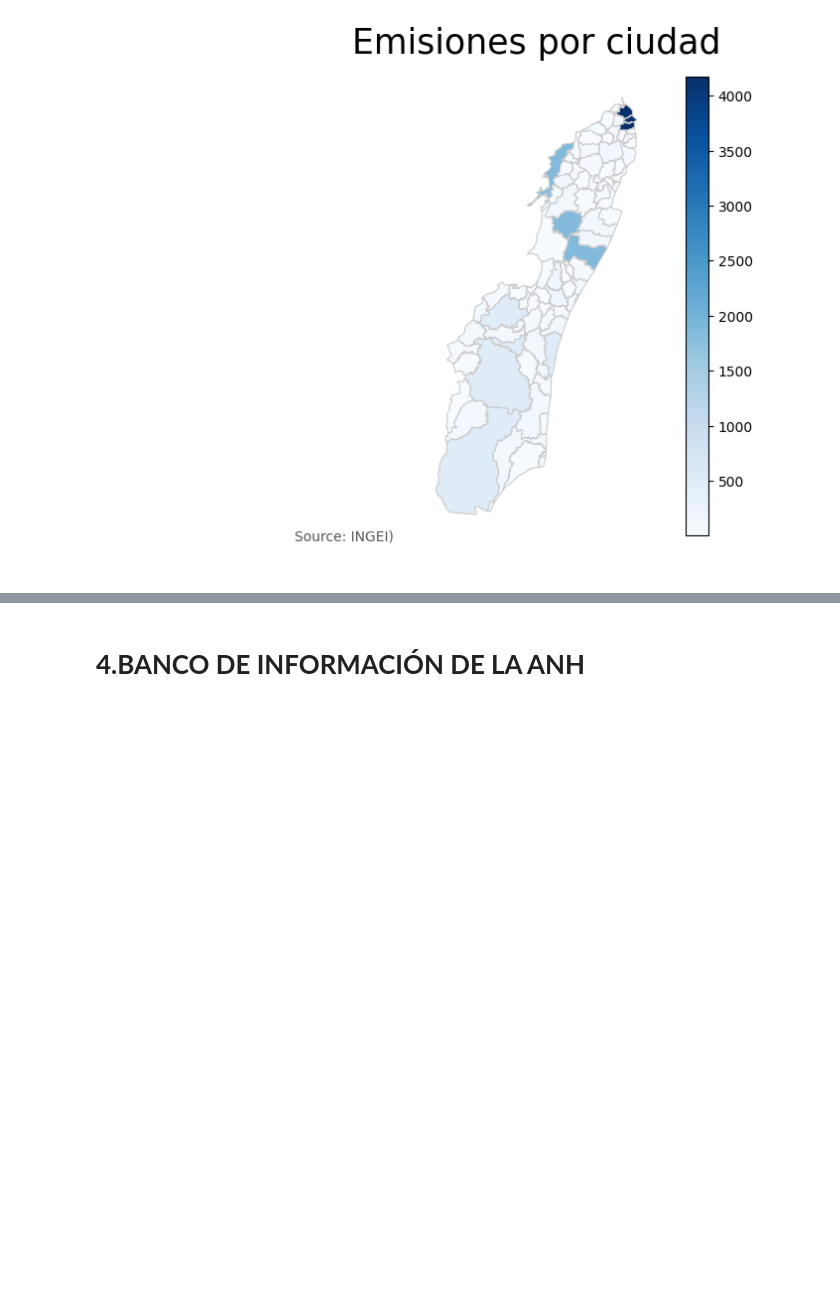
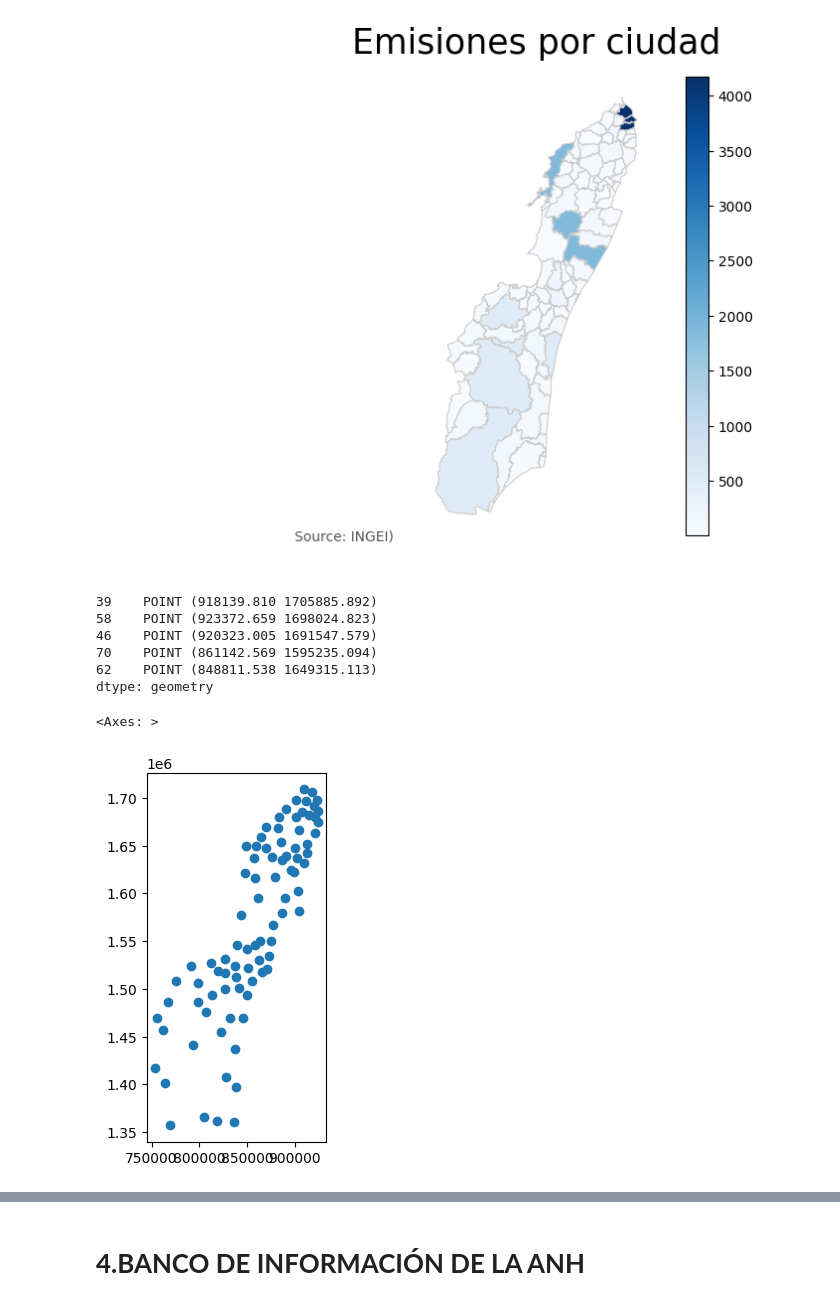
Before and after one commit to Anggarciaar/Proyecto_AnalisisGeoespacial, a Jupyter notebook: Proyecto_AnalisisGeoespacial.ipynb, the cells around one changed output, grey strips where cells are left out. Saved outputs shown, nothing was run; the diff lists cells and outputs as text; code cells hidden in the pictures; blank space fills up the shorter version.

```diff
--- a/Proyecto_AnalisisGeoespacial.ipynb
+++ b/Proyecto_AnalisisGeoespacial.ipynb
@@ -228,0 +310,2 @@ Ordenadoporemisiones.head(5)
+# %%
+primeros_items = Ordenadoporemisiones.head(6)
@@ -292,0 +381,15 @@ fig.savefig('/content/drive/MyDrive/DATA_ProyectoAG/Datos creados/MapadeEmisione
+# %%
+Centro=primeros_items.centroid
+Centro.head()
+# %% [output]
+39    POINT (918139.810 1705885.892)
+58    POINT (923372.659 1698024.823)
+46    POINT (920323.005 1691547.579)
+70    POINT (861142.569 1595235.094)
+62    POINT (848811.538 1649315.113)
+dtype: geometry
+# %%
+Centro.plot()
+# %% [output]
+<Axes: >
+[figure, added]
```
Also changed, not shown: parts of 24 cells of this notebook.
